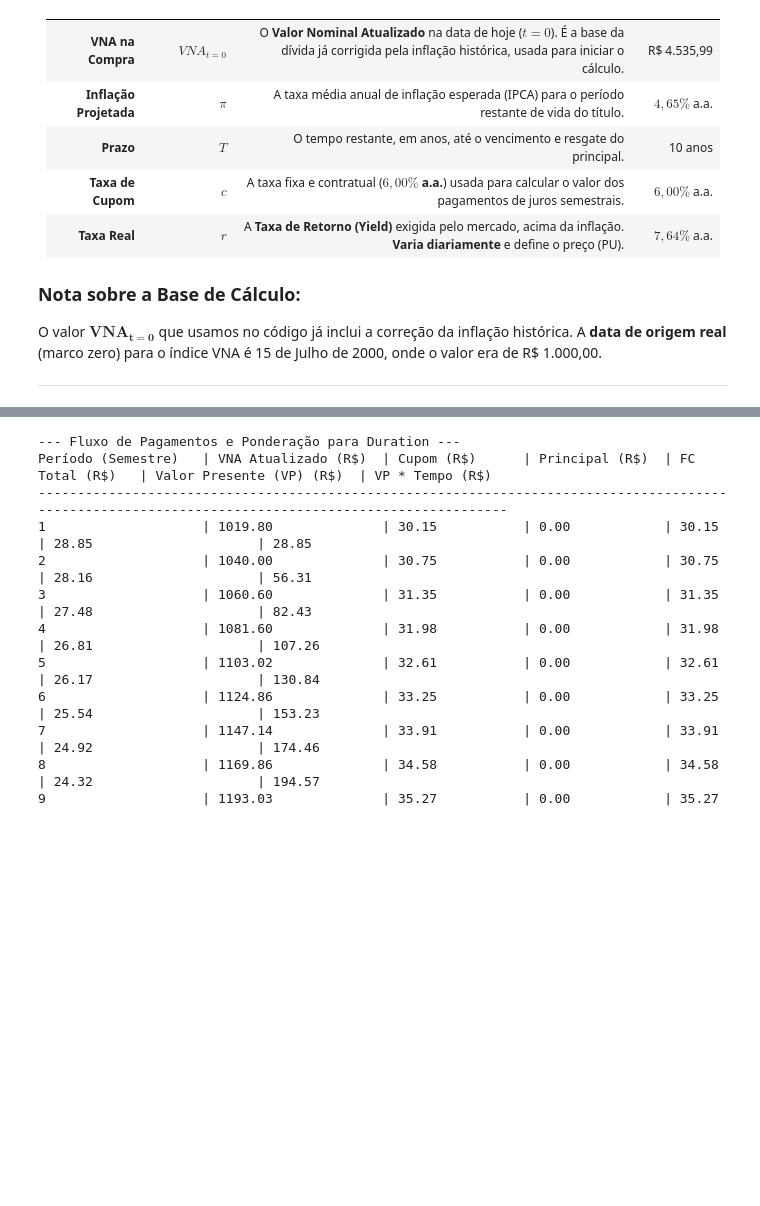
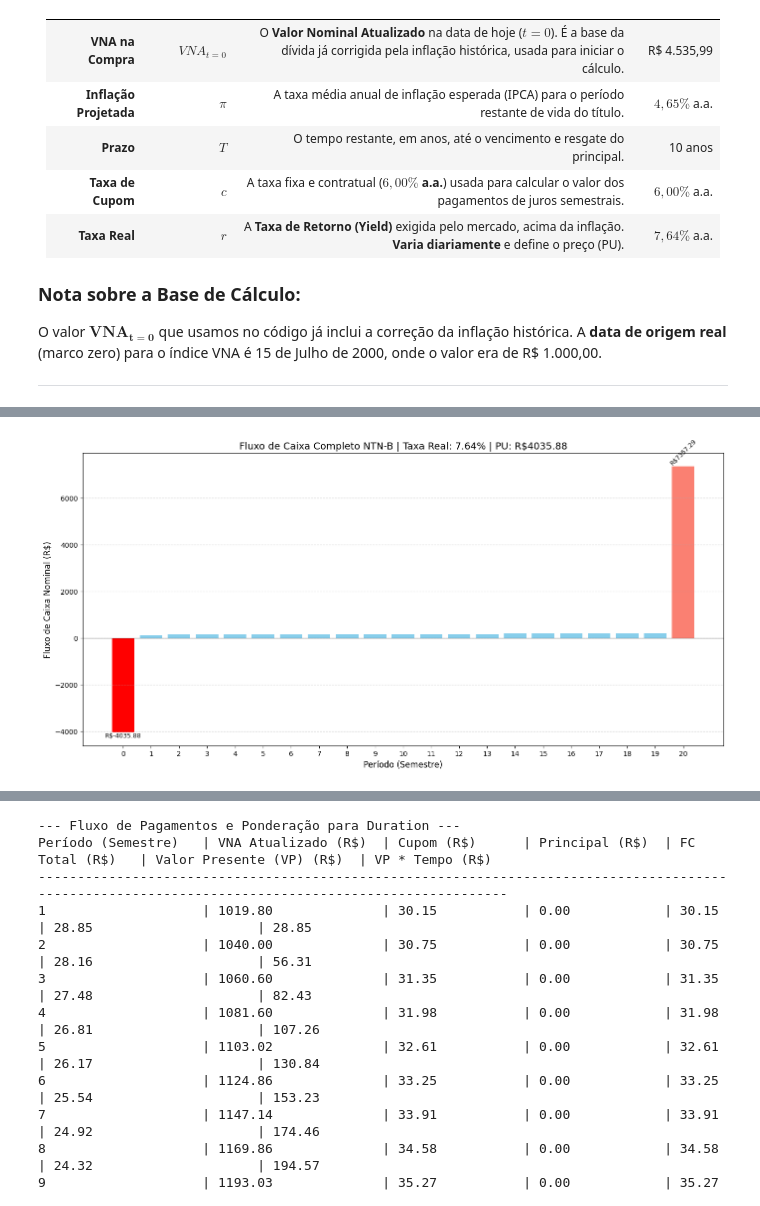
Before and after one commit to nicolasquant/Cases, a Jupyter notebook: Case_Kinea/Case_Kinea_Nicolas_Cenedesi.ipynb, the cells around one changed output, grey strips where cells are left out. Saved outputs shown, nothing was run; the diff lists cells and outputs as text; code cells hidden in the pictures; blank space fills up the shorter version.

```diff
--- a/Case_Kinea/Case_Kinea_Nicolas_Cenedesi.ipynb
+++ b/Case_Kinea/Case_Kinea_Nicolas_Cenedesi.ipynb
@@ -62,4 +66,7 @@ IPCA_proj_anual = 0.0465 # 4,65% ao ano --- note que a alteracao da inflacao nao
 
 # INPUT 4: Taxa de Cupom (Definida pelo título)
 taxa_cupom_anual = 0.06 # 6% a.a.
+
+# VNA Inicial (Manter valor para t=0)
+vna_inicial = 4535.996085
 # %% [markdown]
@@ -106 +355,39 @@ cupom_semestral_pct = (1 + taxa_cupom_anual)**0.5 - 1
+# %%
+# ----------------------------------------------------
+#              PLOTAGEM DO FLUXO DE CAIXA
+# ----------------------------------------------------
+
+# --- Geração do Gráfico ---
+plt.figure(figsize=(14, 7))
+bars = plt.bar(
+    periodos,
+    fluxos,
+    # Define as cores: Vermelho para t=0 (saída), Salmão para o vencimento, Azul para os cupons
+    color=['red'] + ['skyblue'] * (len(fluxos) - 2) + ['salmon']
+)
+
+# Configurações do Gráfico
+plt.xlabel('Período (Semestre)', fontsize=12)
+plt.ylabel('Fluxo de Caixa Nominal (R$)', fontsize=12)
+plt.title(
+    f'Fluxo de Caixa Completo NTN-B | Taxa Real: {taxa_real_anual*100:.2f}% | PU: R${pu_resultado:.2f}',
+    fontsize=14
+)
+# Linha zero para visualizar claramente a saída (t=0) e as entradas
+plt.axhline(0, color='black', linewidth=0.8)
+plt.xticks(periodos)
+plt.grid(axis='y', linestyle='--', alpha=0.7)
+
+# Adicionar rótulos para o PU e o último fluxo
+if fluxos:
+    # Rótulo para o PU (Investimento, t=0)
+    plt.text(periodos[0], fluxos[0], f'R${fluxos[0]:.2f}', ha='center', va='top', fontsize=9, color='black')
+    # Rótulo para o Vencimento (maior entrada)
+    last_flow = fluxos[-1]
+    plt.text(periodos[-1], last_flow, f'R${last_flow:.2f}', ha='center', va='bottom', fontsize=9, rotation=45)
+
+plt.tight_layout()
+plt.show()
+# %% [output]
+[figure, added]
 # %% [markdown]
```
Also changed, not shown: parts of 9 cells of this notebook.
